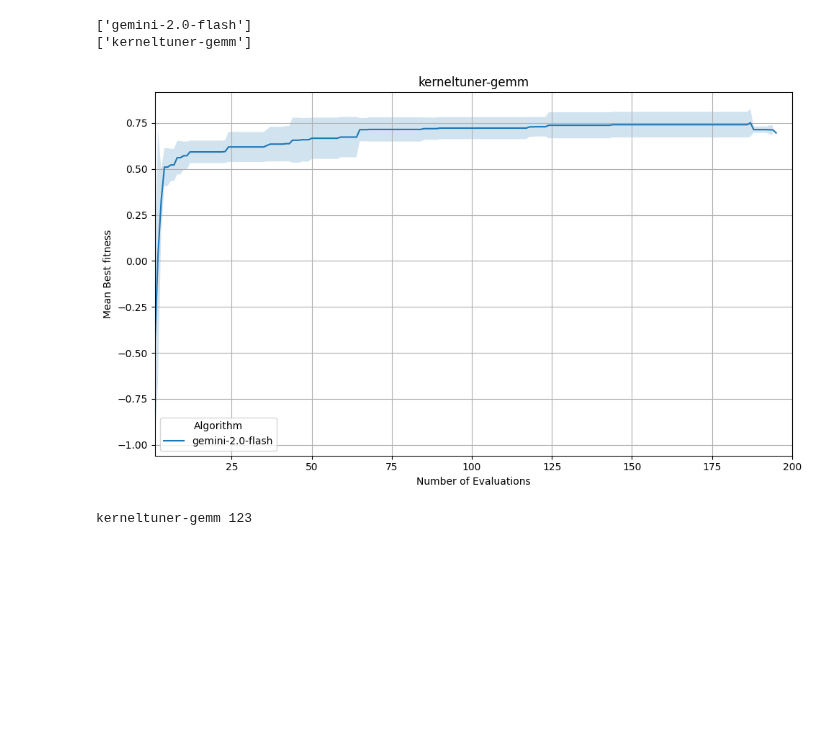
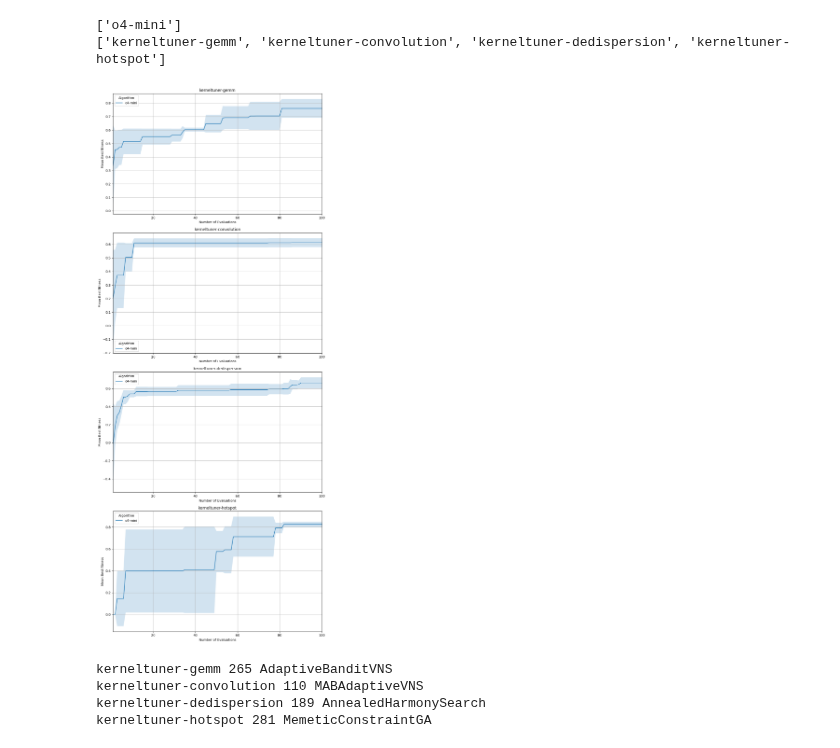
Before and after one commit to XAI-liacs/BLADE, a Jupyter notebook: visualize_kerneltuner.ipynb, the cells around one changed output. Drawn from its saved outputs; the diff is of its cells as text; code cells hidden in the pictures; blank space fills up the shorter version.

Commit message:
New kerneltuner results

```diff
--- a/visualize_kerneltuner.ipynb
+++ b/visualize_kerneltuner.ipynb
@@ -2,12 +2,18 @@
 from iohblade.loggers import ExperimentLogger
 from iohblade import plot_convergence, plot_experiment_CEG
 import os
+import pandas as pd
+import matplotlib.pyplot as plt
+import seaborn as sns
+import numpy as np
+import json
 
-logger = ExperimentLogger('results/kerneltuner-new', True)
+
+logger = ExperimentLogger('results/kerneltuner-o4', True)
 # %%
 methods, problems = logger.get_methods_problems()
 print(methods)
 print(problems)
 # %% [output]
-['gemini-2.0-flash']
-['kerneltuner-gemm']
+['o4-mini']
+['kerneltuner-gemm', 'kerneltuner-convolution', 'kerneltuner-dedispersion', 'kerneltuner-hotspot']
@@ -18,17 +20,16 @@ import seaborn as sns
 # %%
-import numpy as np
-import json
 
-
-
-plot_convergence(logger, metric="fitness", save=False, budget=200)
+plot_convergence(logger, metric="fitness", save=False, budget=100)
 
 for problem in problems:
     data = logger.get_problem_data(problem_name=problem)
     idx = data['fitness'].idxmax()
-    print(problem, idx)
-    with open(f'alg-{problem}.py', 'w', encoding='utf-8') as f:
+    print(problem, idx, data.iloc[idx]['name'])
+    with open(f'results/kerneltuner-o4/alg-{problem}.py', 'w', encoding='utf-8') as f:
         f.write(data.iloc[idx]['code'])
 # %% [output]
-[figure, old version]
+[figure, new version]
-kerneltuner-gemm 123
+kerneltuner-gemm 265 AdaptiveBanditVNS
+kerneltuner-convolution 110 MABAdaptiveVNS
+kerneltuner-dedispersion 189 AnnealedHarmonySearch
+kerneltuner-hotspot 281 MemeticConstraintGA
```
Also changed, not shown: parts of 1 cell of this notebook, 3 other files.
